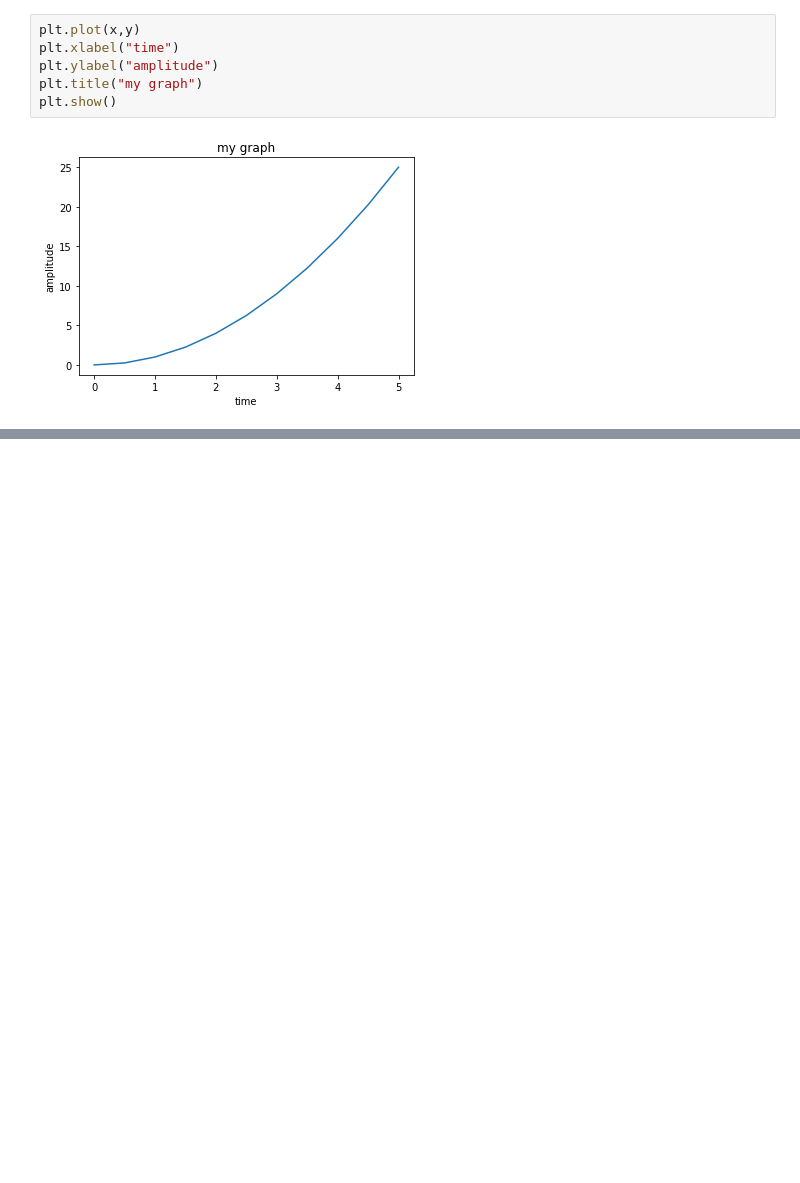
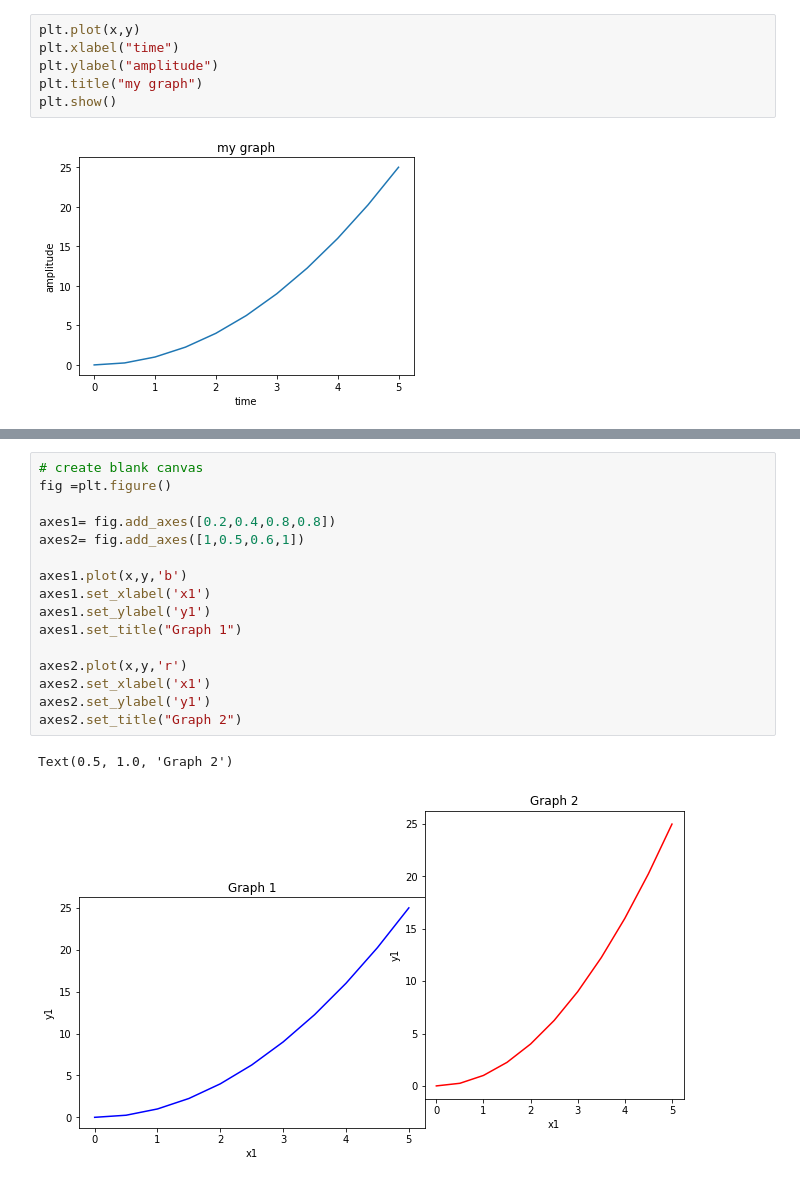
Before and after one commit to ikartik2001/CDAC-PYTHON-WITH-AI, a Jupyter notebook: JUPITER FOLDER (AI)/CLASSES JUPITER/class 14.ipynb, the cells around one changed output, grey strips where cells are left out. Drawn from its saved outputs; the diff is of its cells as text; blank space fills up the shorter version.

```diff
--- a/JUPITER FOLDER (AI)/CLASSES JUPITER/class 14.ipynb
+++ b/JUPITER FOLDER (AI)/CLASSES JUPITER/class 14.ipynb
@@ -37,0 +74,19 @@ plt.show()
+# %%
+# create blank canvas
+fig =plt.figure()
+
+axes1= fig.add_axes([0.2,0.4,0.8,0.8])
+axes2= fig.add_axes([1,0.5,0.6,1])
+
+axes1.plot(x,y,'b')
+axes1.set_xlabel('x1')
+axes1.set_ylabel('y1')
+axes1.set_title("Graph 1")
+
+axes2.plot(x,y,'r')
+axes2.set_xlabel('x1')
+axes2.set_ylabel('y1')
+axes2.set_title("Graph 2")
+# %% [output]
+Text(0.5, 1.0, 'Graph 2')
+[figure, added]
```
Also changed, not shown: parts of 23 cells of this notebook, 8 other files.
